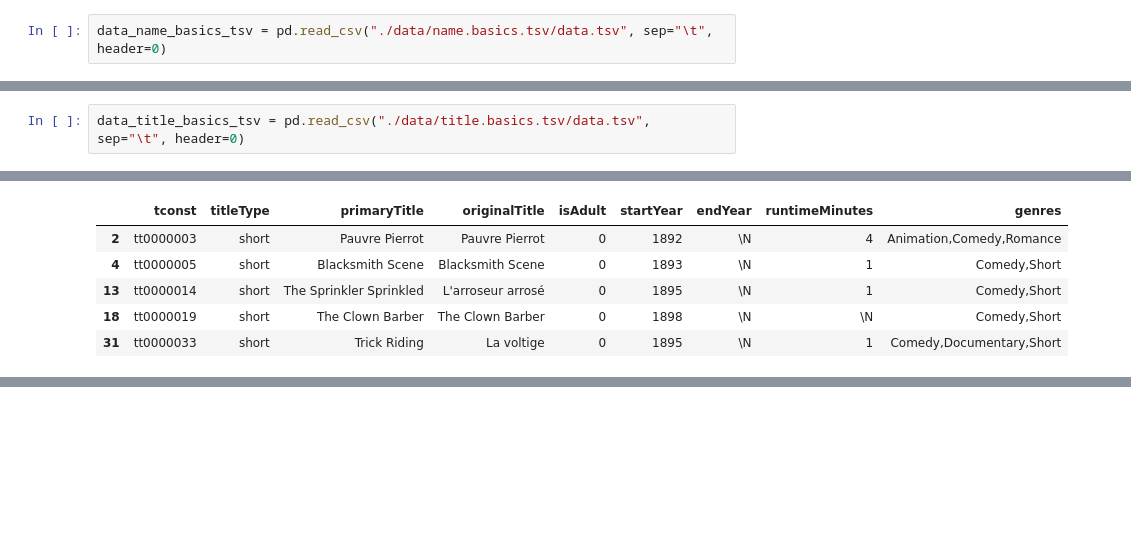
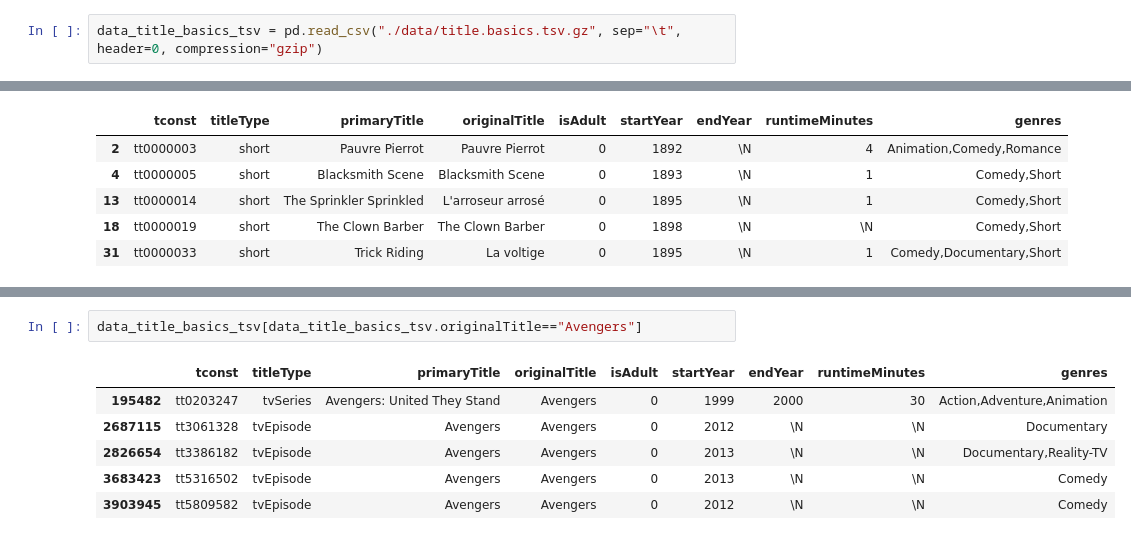
Before and after one commit to Bocharick/GeekBrains_AI_ThProb_and_MathStat, a Jupyter notebook: CourseProject/main.ipynb, the cells around one changed output, grey strips where cells are left out. Cells and saved outputs as stored; diff of their text form; blank space fills up the shorter version.

```diff
--- a/CourseProject/main.ipynb
+++ b/CourseProject/main.ipynb
@@ -79,2 +127,2 @@ Each dataset is contained in a gzipped, tab-separated-values (TSV) formatted fil
 # %%
-data_name_basics_tsv = pd.read_csv("./data/name.basics.tsv/data.tsv", sep="\t", header=0)
+data_title_basics_tsv = pd.read_csv("./data/title.basics.tsv.gz", sep="\t", header=0, compression="gzip")
@@ -110,5 +129,3 @@ data_title_akas_tsv[data_title_akas_tsv.region == "US"].head()
-# %%
-data_title_basics_tsv = pd.read_csv("./data/title.basics.tsv/data.tsv", sep="\t", header=0)
 # %%
 data_title_basics_tsv.head()
 # %% [output]
@@ -129,0 +160,9 @@ data_title_basics_tsv[data_title_basics_tsv.genres.str.contains("Comedy")==True]
+# %%
+data_title_basics_tsv[data_title_basics_tsv.originalTitle=="Avengers"]
+# %% [output]
+|  | tconst | titleType | primaryTitle | originalTitle | isAdult | startYear | endYear | runtimeMinutes | genres |
+| 195482 | tt0203247 | tvSeries | Avengers: United They Stand | Avengers | 0 | 1999 | 2000 | 30 | Action,Adventure,Animation |
+| 2687115 | tt3061328 | tvEpisode | Avengers | Avengers | 0 | 2012 | \N | \N | Documentary |
+| 2826654 | tt3386182 | tvEpisode | Avengers | Avengers | 0 | 2013 | \N | \N | Documentary,Reality-TV |
+| 3683423 | tt5316502 | tvEpisode | Avengers | Avengers | 0 | 2013 | \N | \N | Comedy |
+| 3903945 | tt5809582 | tvEpisode | Avengers | Avengers | 0 | 2012 | \N | \N | Comedy |
```
Also changed, not shown: parts of 21 cells of this notebook.
